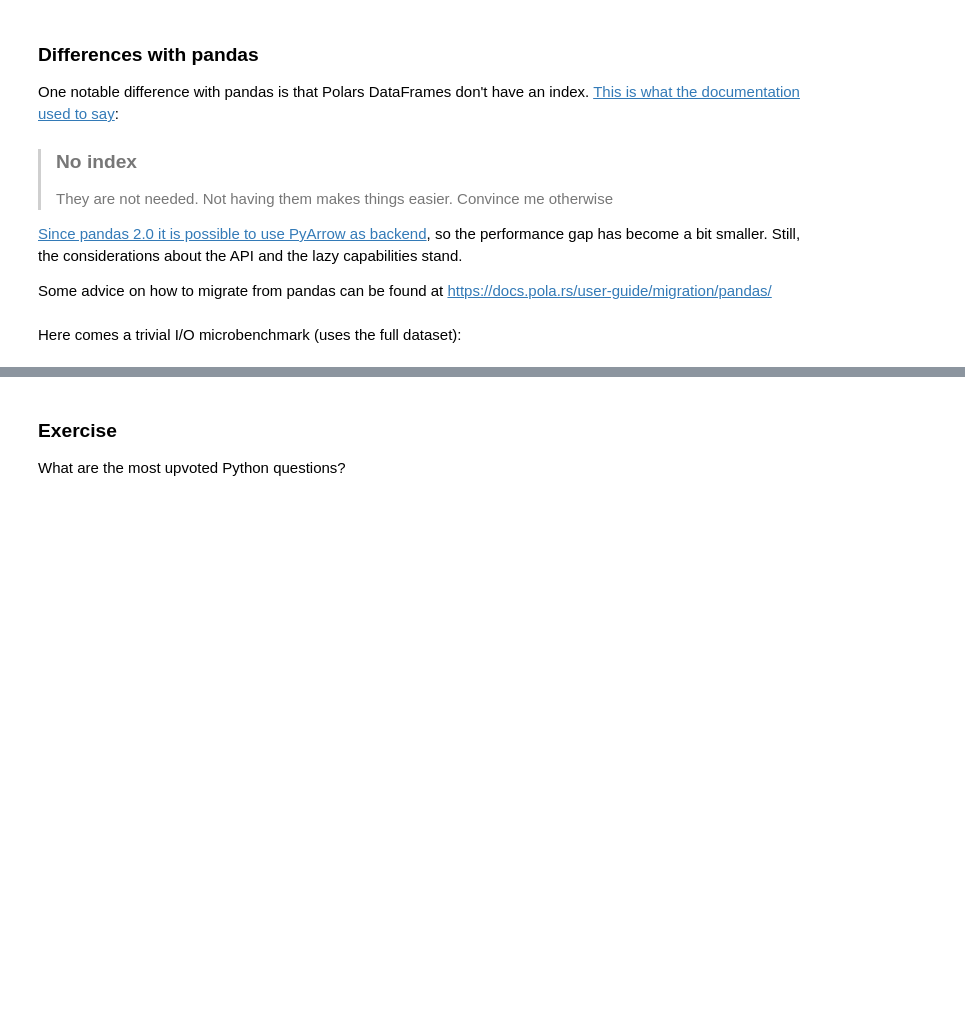
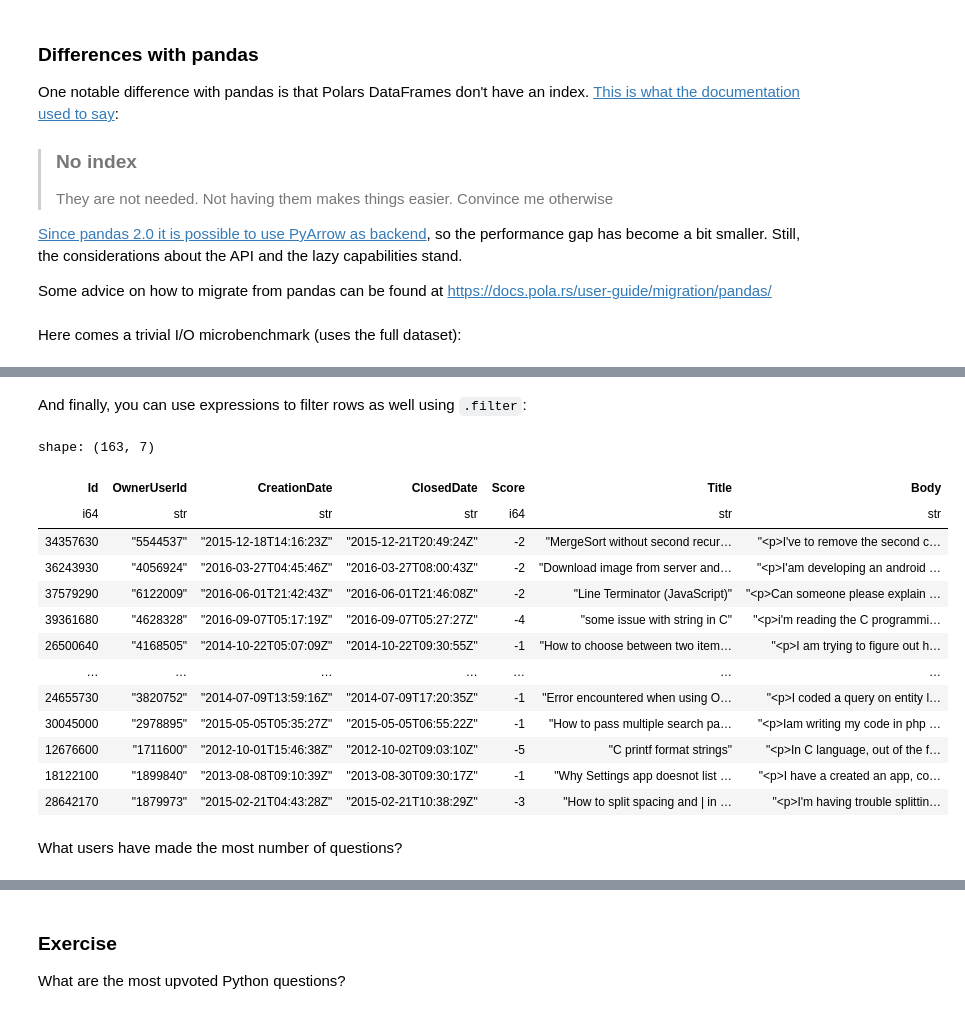
Before and after one commit to astrojuanlu/workshop-polars, a Jupyter notebook: 0_Intro to Polars.ipynb, the cells around one changed output, grey strips where cells are left out. Cells and saved outputs as stored; diff of their text form; code cells hidden in the pictures; blank space fills up the shorter version.

```diff
--- a/0_Intro to Polars.ipynb
+++ b/0_Intro to Polars.ipynb
@@ -173,0 +299,23 @@ pl.read_csv("data/Questions.csv", encoding="utf8-lossy").write_csv("/tmp/questio
+# %% [markdown]
+And finally, you can use expressions to filter rows as well using `.filter`:
+# %%
+df.filter(
+    (pl.col("ClosedDate") != "NA") & (pl.col("Score") < 0)
+)
+# %% [output]
+shape: (163, 7)
+| Id | OwnerUserId | CreationDate | ClosedDate | Score | Title | Body |
+| i64 | str | str | str | i64 | str | str |
+| 34357630 | "5544537" | "2015-12-18T14:16:23Z" | "2015-12-21T20:49:24Z" | -2 | "MergeSort without second recur… | "<p>I've to remove the second c… |
+| 36243930 | "4056924" | "2016-03-27T04:45:46Z" | "2016-03-27T08:00:43Z" | -2 | "Download image from server and… | "<p>I'am developing an android … |
+| 37579290 | "6122009" | "2016-06-01T21:42:43Z" | "2016-06-01T21:46:08Z" | -2 | "Line Terminator (JavaScript)" | "<p>Can someone please explain … |
+| 39361680 | "4628328" | "2016-09-07T05:17:19Z" | "2016-09-07T05:27:27Z" | -4 | "some issue with string in C" | "<p>i'm reading the C programmi… |
+| 26500640 | "4168505" | "2014-10-22T05:07:09Z" | "2014-10-22T09:30:55Z" | -1 | "How to choose between two item… | "<p>I am trying to figure out h… |
+| … | … | … | … | … | … | … |
+| 24655730 | "3820752" | "2014-07-09T13:59:16Z" | "2014-07-09T17:20:35Z" | -1 | "Error encountered when using O… | "<p>I coded a query on entity l… |
+| 30045000 | "2978895" | "2015-05-05T05:35:27Z" | "2015-05-05T06:55:22Z" | -1 | "How to pass multiple search pa… | "<p>Iam writing my code in php … |
+| 12676600 | "1711600" | "2012-10-01T15:46:38Z" | "2012-10-02T09:03:10Z" | -5 | "C printf format strings" | "<p>In C language, out of the f… |
+| 18122100 | "1899840" | "2013-08-08T09:10:39Z" | "2013-08-30T09:30:17Z" | -1 | "Why Settings app doesnot list … | "<p>I have a created an app, co… |
+| 28642170 | "1879973" | "2015-02-21T04:43:28Z" | "2015-02-21T10:38:29Z" | -3 | "How to split spacing and | in … | "<p>I'm having trouble splittin… |
+# %% [markdown]
+What users have made the most number of questions?
```
Also changed, not shown: parts of 64 cells of this notebook, 2 other files.
